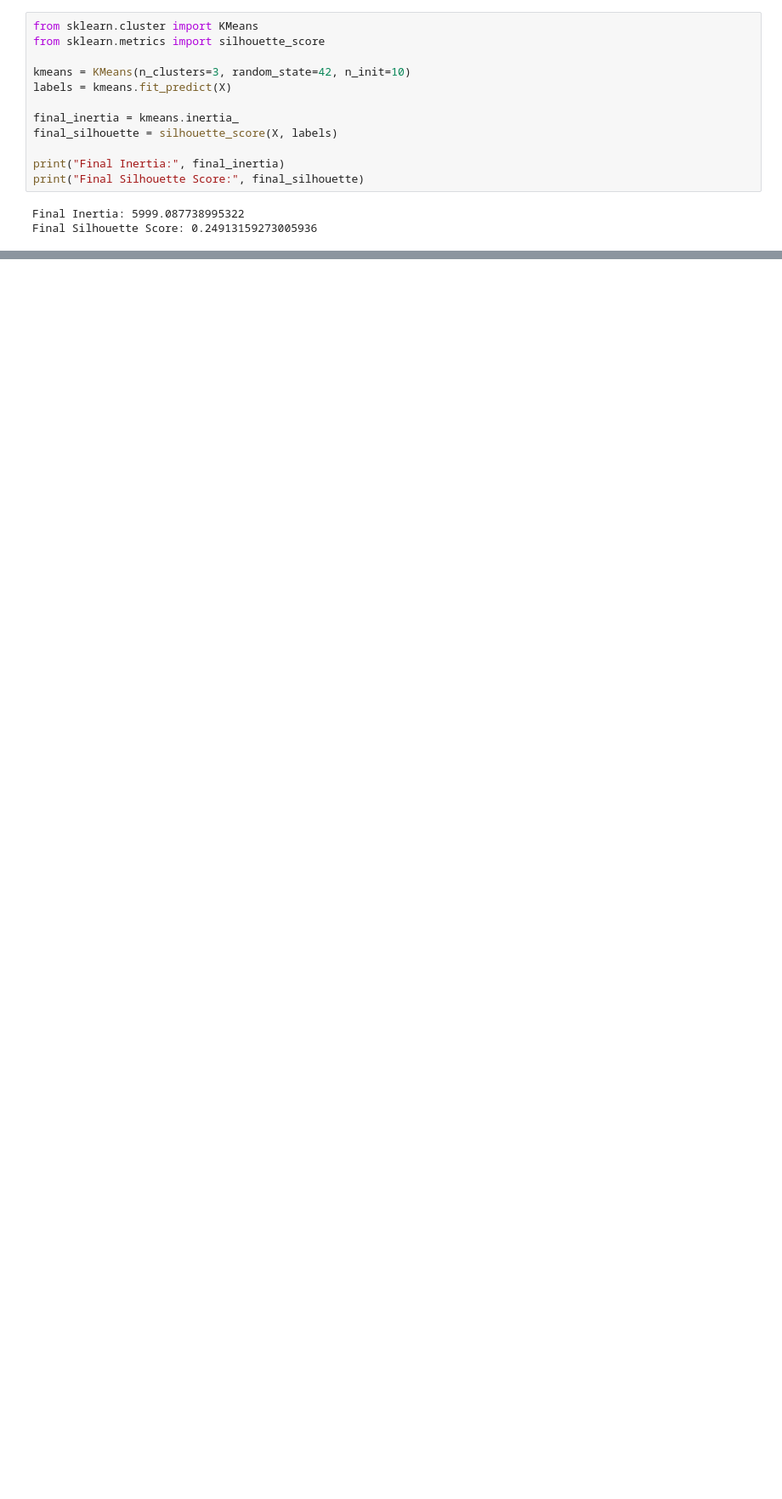
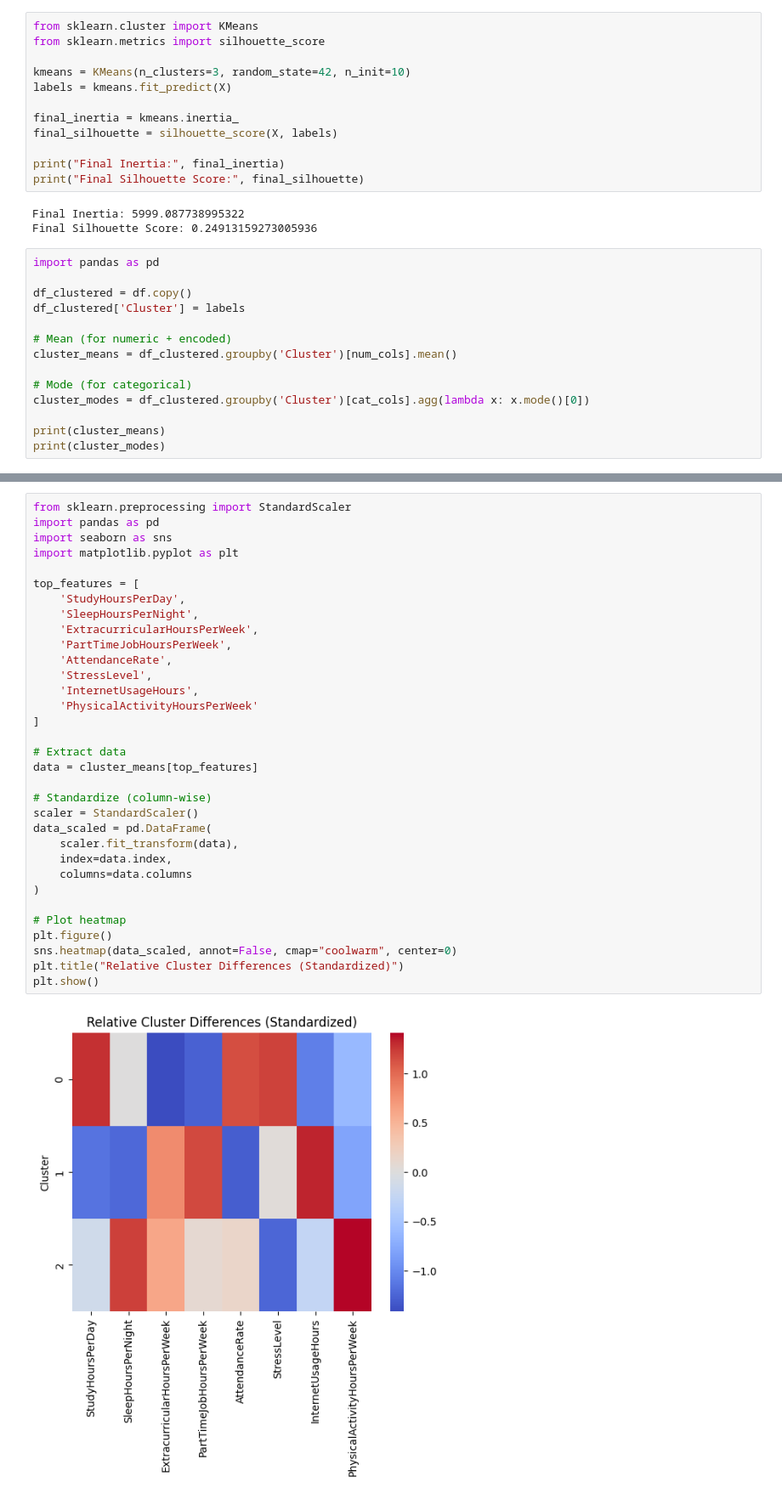
Before and after one commit to gauri18shinde-star/DAV_recruitment, a Jupyter notebook: question3.ipynb, the cells around one changed output, grey strips where cells are left out. Shown at 85% size. Drawn from its saved outputs; the diff is of its cells as text; blank space fills up the shorter version.

```diff
--- a/question3.ipynb
+++ b/question3.ipynb
@@ -153,3 +153,17 @@ print("Final Silhouette Score:", final_silhouette)
 # %% [output]
 Final Inertia: 5999.087738995322
 Final Silhouette Score: 0.24913159273005936
+# %%
+import pandas as pd
+
+df_clustered = df.copy()
+df_clustered['Cluster'] = labels
+
+# Mean (for numeric + encoded)
+cluster_means = df_clustered.groupby('Cluster')[num_cols].mean()
+
+# Mode (for categorical)
+cluster_modes = df_clustered.groupby('Cluster')[cat_cols].agg(lambda x: x.mode()[0])
+
+print(cluster_means)
+print(cluster_modes)
@@ -155,0 +188,35 @@ Final Silhouette Score: 0.24913159273005936
+# %%
+from sklearn.preprocessing import StandardScaler
+import pandas as pd
+import seaborn as sns
+import matplotlib.pyplot as plt
+
+top_features = [
+    'StudyHoursPerDay',
+    'SleepHoursPerNight',
+    'ExtracurricularHoursPerWeek',
+    'PartTimeJobHoursPerWeek',
+    'AttendanceRate',
+    'StressLevel',
+    'InternetUsageHours',
+    'PhysicalActivityHoursPerWeek'
+]
+
+# Extract data
+data = cluster_means[top_features]
+
+# Standardize (column-wise)
+scaler = StandardScaler()
+data_scaled = pd.DataFrame(
+    scaler.fit_transform(data),
+    index=data.index,
+    columns=data.columns
+)
+
+# Plot heatmap
+plt.figure()
+sns.heatmap(data_scaled, annot=False, cmap="coolwarm", center=0)
+plt.title("Relative Cluster Differences (Standardized)")
+plt.show()
+# %% [output]
+[figure, added]
```
Also changed, not shown: parts of 4 cells of this notebook.
